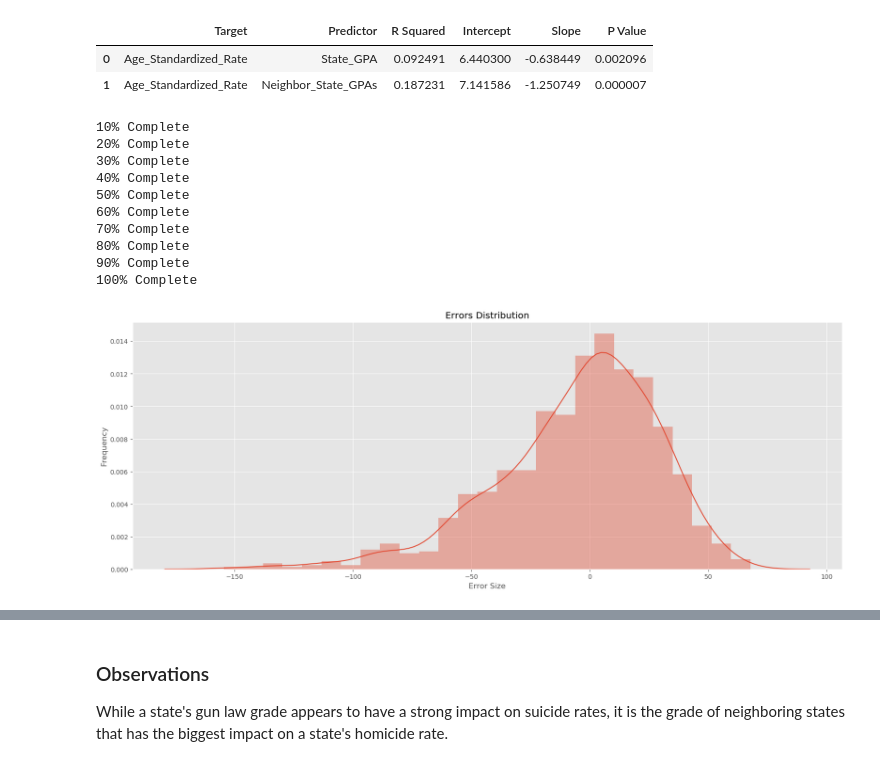
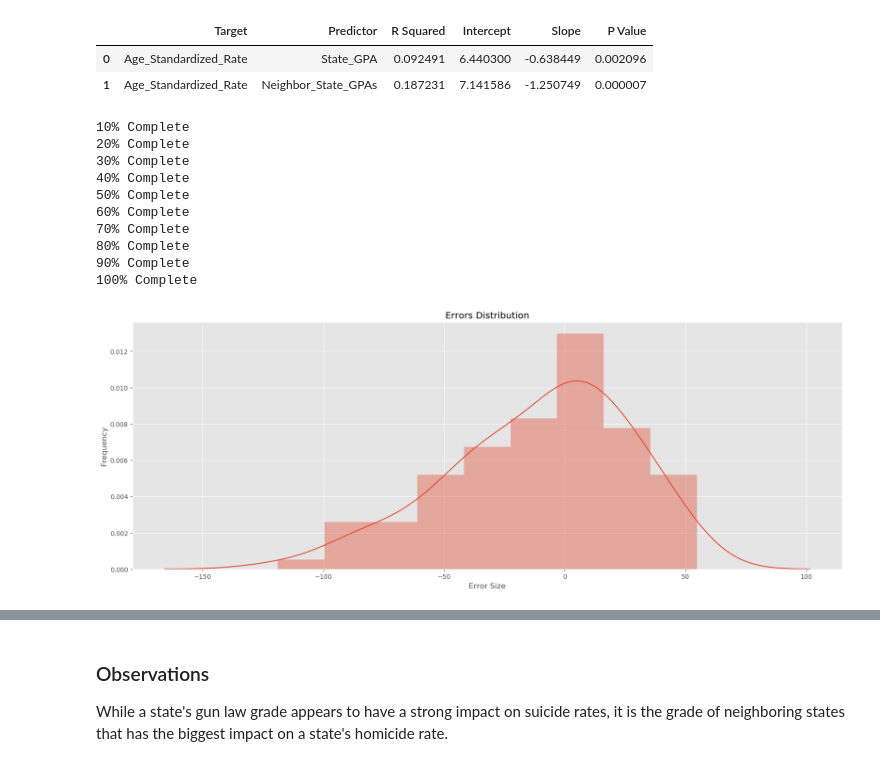
Before and after one commit to AlanHowlett/us_gun_laws, a Jupyter notebook: state_level_analysis.ipynb, the cells around one changed output, grey strips where cells are left out. Drawn from its saved outputs; the diff is of its cells as text; code cells hidden in the pictures.

```diff
--- a/state_level_analysis.ipynb
+++ b/state_level_analysis.ipynb
@@ -603,7 +603,7 @@ def train_linreg(X, y):
     return predictions_df, diff
 
 errors = []
-n=1000
+n=100
 for i in range(n):
     pred_df, diff = train_linreg(X, y)
     errors.append(diff)
@@ -659,7 +659,7 @@ X = weak_neighbors_df[['State', 'Year', 'Neighbor_State_GPAs']]
 y = weak_neighbors_df['Homicide_Rate']
 
 errors = []
-n=1000
+n=100
 for i in range(n):
     pred_df, diff = train_linreg(X, y)
     errors.append(diff)
@@ -1139,34 +1139,34 @@ regression(giffords_std_df, predictors, targets)
 # %%
 X = giffords_std_df[['State', 'Year', 'Neighbor_State_GPAs']]
 y = giffords_std_df['Age_Standardized_Rate']
 
 errors = []
-n=1000
+n=100
 for i in range(n):
     pred_df, diff = train_linreg(X, y)
     errors.append(diff)
 
     if (100 * ((i+1) / n)) % 10 == 0:
         print(f'{int(100 * (i+1)/n)}% Complete')
 
 plt.figure(figsize=(20, 7))
 sns.distplot(errors)
 plt.title('Errors Distribution')
 plt.xlabel('Error Size')
 plt.ylabel('Frequency')
 plt.show()
 # %% [output]
 10% Complete
 20% Complete
 30% Complete
 40% Complete
 50% Complete
 60% Complete
 70% Complete
 80% Complete
 90% Complete
 100% Complete
-[figure, old version]
+[figure, new version]
 # %%
 f = 'Age_Standardized_Rate~+State_GPA+Neighbor_State_GPAs'
 model = smf.ols(formula=f, data=giffords_std_df).fit()
```
Also changed, not shown: parts of 24 cells of this notebook.
